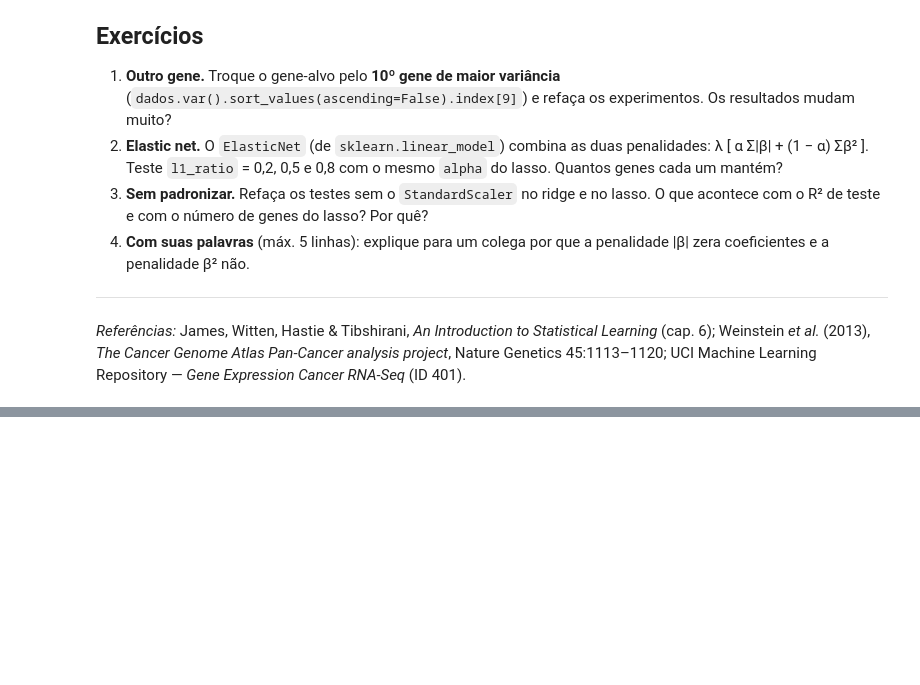
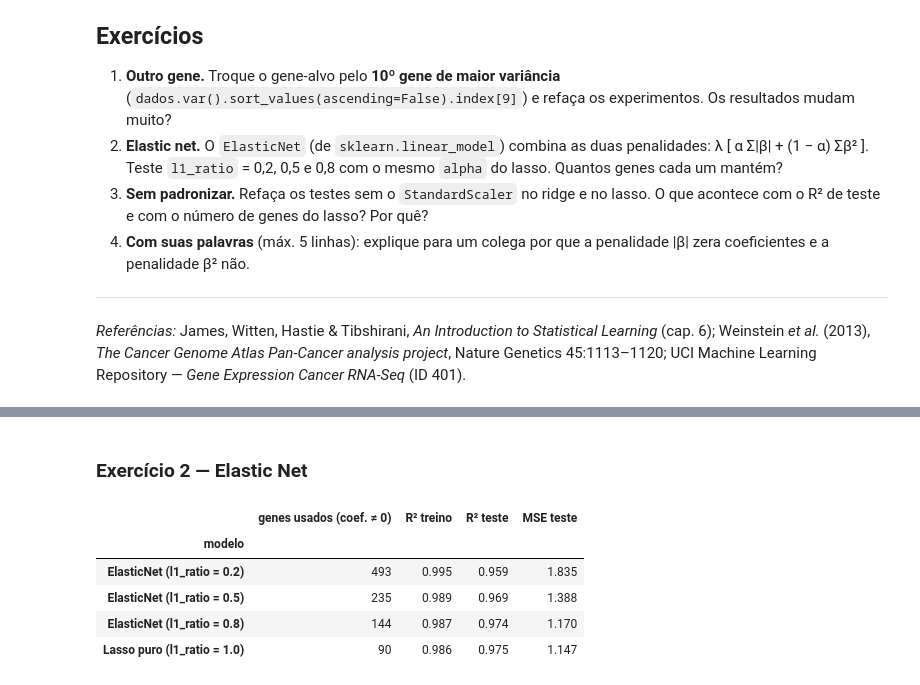
Before and after one commit to Fugant1/bioinformatics-task, a Jupyter notebook: 2026_11_Regressao_Ridge_Lasso_genes.ipynb, the cells around one changed output, grey strips where cells are left out. Drawn from its saved outputs; the diff is of its cells as text; code cells hidden in the pictures; blank space fills up the shorter version.

```diff
--- a/2026_11_Regressao_Ridge_Lasso_genes.ipynb
+++ b/2026_11_Regressao_Ridge_Lasso_genes.ipynb
@@ -643,0 +746,41 @@ plt.tight_layout(); plt.show()
+# %% [markdown]
+### Exercício 2 — Elastic Net
+# %%
+# ---------------------------------------------------------------
+# Exercício 2 — ElasticNet combinando penalidade L1 (Lasso) e L2 (Ridge)
+# ---------------------------------------------------------------
+from sklearn.linear_model import ElasticNet
+
+linhas_en = []
+for ratio in [0.2, 0.5, 0.8]:
+    en = make_pipeline(StandardScaler(), ElasticNet(alpha=melhor_lasso, l1_ratio=ratio, max_iter=10000))
+    en.fit(X_tr, y_tr)
+    pred_te = en.predict(X_te)
+    linhas_en.append({
+        "modelo": f"ElasticNet (l1_ratio = {ratio})",
+        "genes usados (coef. ≠ 0)": int((np.abs(en[-1].coef_) > 1e-10).sum()),
+        "R² treino": r2_score(y_tr, en.predict(X_tr)),
+        "R² teste": r2_score(y_te, pred_te),
+        "MSE teste": mean_squared_error(y_te, pred_te),
+    })
+
+# Referência: Lasso puro (equivale a l1_ratio = 1.0) com o mesmo alpha
+lasso_ref = make_pipeline(StandardScaler(), Lasso(alpha=melhor_lasso, max_iter=10000)).fit(X_tr, y_tr)
+pred_ref = lasso_ref.predict(X_te)
+linhas_en.append({
+    "modelo": "Lasso puro (l1_ratio = 1.0)",
+    "genes usados (coef. ≠ 0)": int((np.abs(lasso_ref[-1].coef_) > 1e-10).sum()),
+    "R² treino": r2_score(y_tr, lasso_ref.predict(X_tr)),
+    "R² teste": r2_score(y_te, pred_ref),
+    "MSE teste": mean_squared_error(y_te, pred_ref),
+})
+
+tab_en = pd.DataFrame(linhas_en).set_index("modelo")
+display(tab_en.round(3))
+# %% [output]
+|  | genes usados (coef. ≠ 0) | R² treino | R² teste | MSE teste |
+| modelo |  |  |  |  |
+| ElasticNet (l1_ratio = 0.2) | 493 | 0.995 | 0.959 | 1.835 |
+| ElasticNet (l1_ratio = 0.5) | 235 | 0.989 | 0.969 | 1.388 |
+| ElasticNet (l1_ratio = 0.8) | 144 | 0.987 | 0.974 | 1.170 |
+| Lasso puro (l1_ratio = 1.0) | 90 | 0.986 | 0.975 | 1.147 |
```
Also changed, not shown: parts of 21 cells of this notebook.
